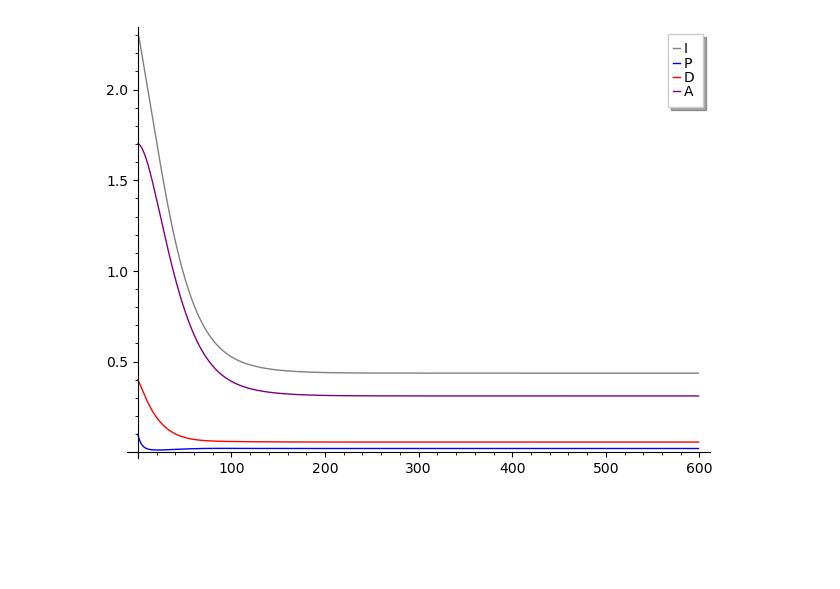
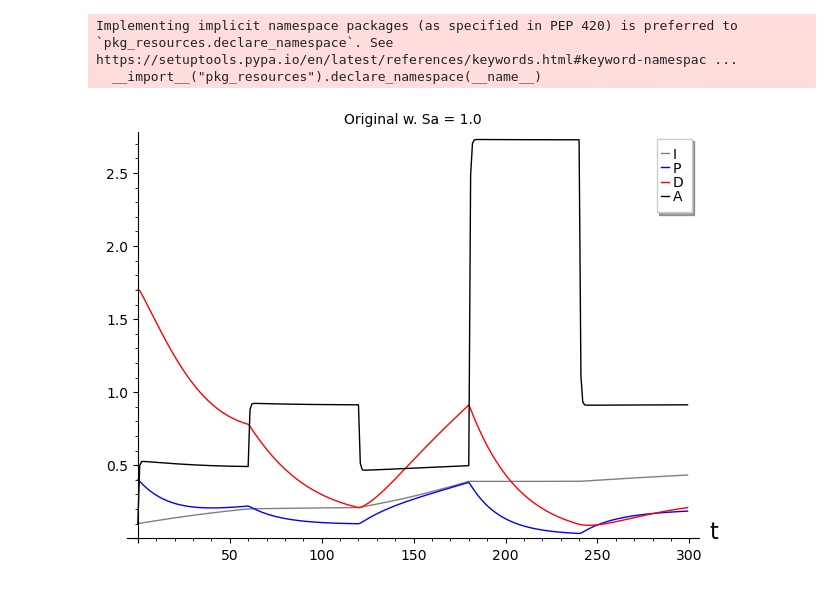
Before and after one commit to pascoesean/lupus-model, a Jupyter notebook: mathematical_model_chiara.ipynb, the cells around one changed output. Saved outputs shown, nothing was run; the diff lists cells and outputs as text; code cells hidden in the pictures; blank space fills up the shorter version.

```diff
--- a/mathematical_model_chiara.ipynb
+++ b/mathematical_model_chiara.ipynb
@@ -4,4 +1,9 @@
 # %%
 import numpy as np
-import random
+import pandas as pd
+import matplotlib.pyplot as plt
 from scipy.integrate import odeint
+rng = np.random.default_rng()
+# %% [output]
+Implementing implicit namespace packages (as specified in PEP 420) is preferred to `pkg_resources.declare_namespace`. See https://setuptools.pypa.io/en/latest/references/keywords.html#keyword-namespac ...
+  __import__("pkg_resources").declare_namespace(__name__)
@@ -89,4 +9,0 @@ def plot_ts4(SIRsim, times=t_range):
-# %%
-show(plot_ts4(IPDAsim))
-# %% [output]
-[figure, removed]
@@ -92,0 +115,6 @@ show(plot_ts4(IPDAsim))
+# %%
+# Simulation
+LupusSim = odeint(LupusSys, init, t_range, args = (fsi_t, fsid_t, kid, kip, kpi, kpp, kpd, mup, kdip, kdp, mud, fsa_t, kap, kad, mua, Ainf))
+show(plot_ts4H(LupusSim), title = "Original w. Sa = 1.0", axes_labels = ["t",""])
+# %% [output]
+[figure, added]
```
Also changed, not shown: parts of 7 cells of this notebook, 5 other files.
